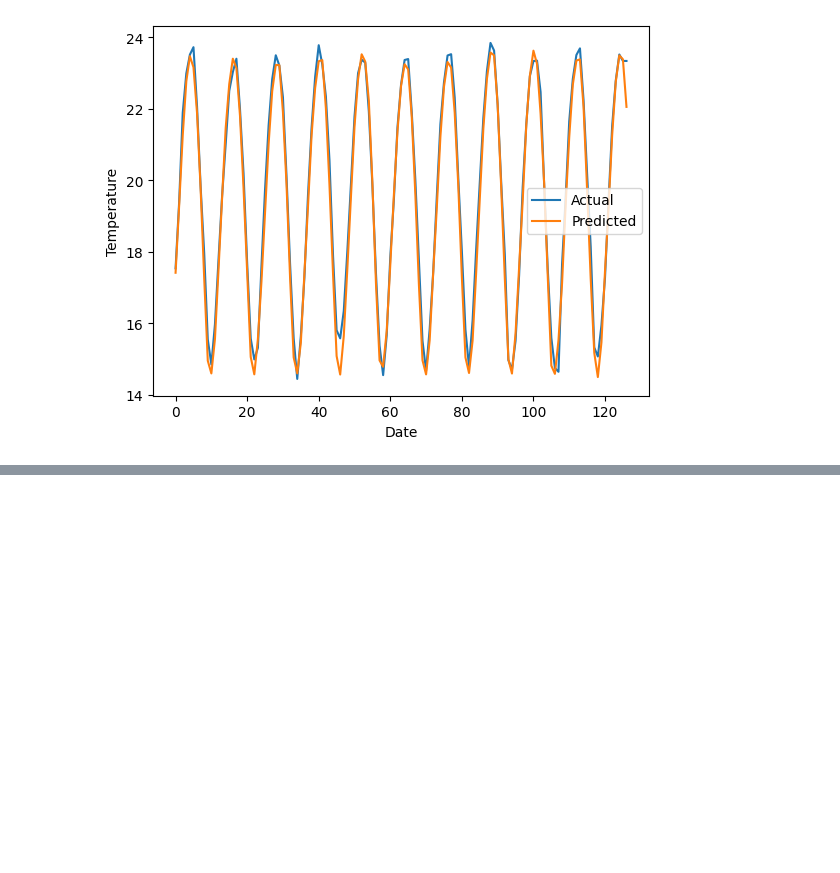
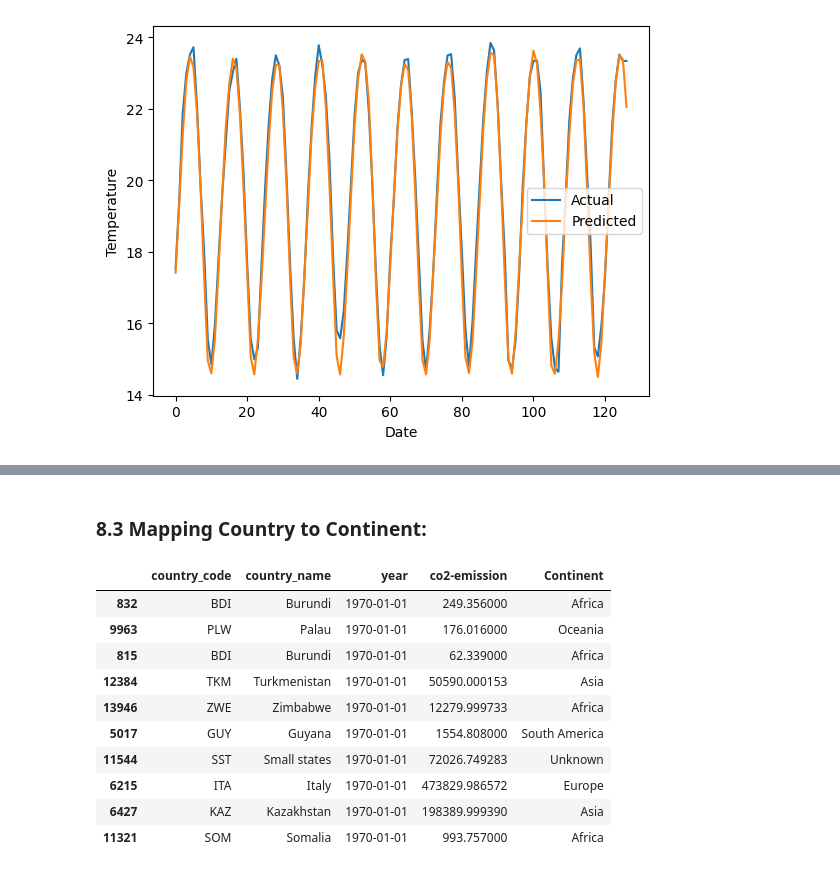
Before and after one commit to HassanZeb01/land_temperature_by_country, a Jupyter notebook: climate_temperature.ipynb, the cells around one changed output, grey strips where cells are left out. Cells and saved outputs as stored; diff of their text form; code cells hidden in the pictures; blank space fills up the shorter version.

```diff
--- a/climate_temperature.ipynb
+++ b/climate_temperature.ipynb
@@ -913,0 +1042,2 @@ plt.show()
+# %% [markdown]
+### **8.3 Mapping Country to Continent:**
@@ -913,0 +1061,14 @@ plt.show()
+# %%
+co2_df.sample(10)
+# %% [output]
+|  | country_code | country_name | year | co2-emission | Continent |
+| 832 | BDI | Burundi | 1970-01-01 | 249.356000 | Africa |
+| 9963 | PLW | Palau | 1970-01-01 | 176.016000 | Oceania |
+| 815 | BDI | Burundi | 1970-01-01 | 62.339000 | Africa |
+| 12384 | TKM | Turkmenistan | 1970-01-01 | 50590.000153 | Asia |
+| 13946 | ZWE | Zimbabwe | 1970-01-01 | 12279.999733 | Africa |
+| 5017 | GUY | Guyana | 1970-01-01 | 1554.808000 | South America |
+| 11544 | SST | Small states | 1970-01-01 | 72026.749283 | Unknown |
+| 6215 | ITA | Italy | 1970-01-01 | 473829.986572 | Europe |
+| 6427 | KAZ | Kazakhstan | 1970-01-01 | 198389.999390 | Asia |
+| 11321 | SOM | Somalia | 1970-01-01 | 993.757000 | Africa |
```
Also changed, not shown: parts of 26 cells of this notebook.
